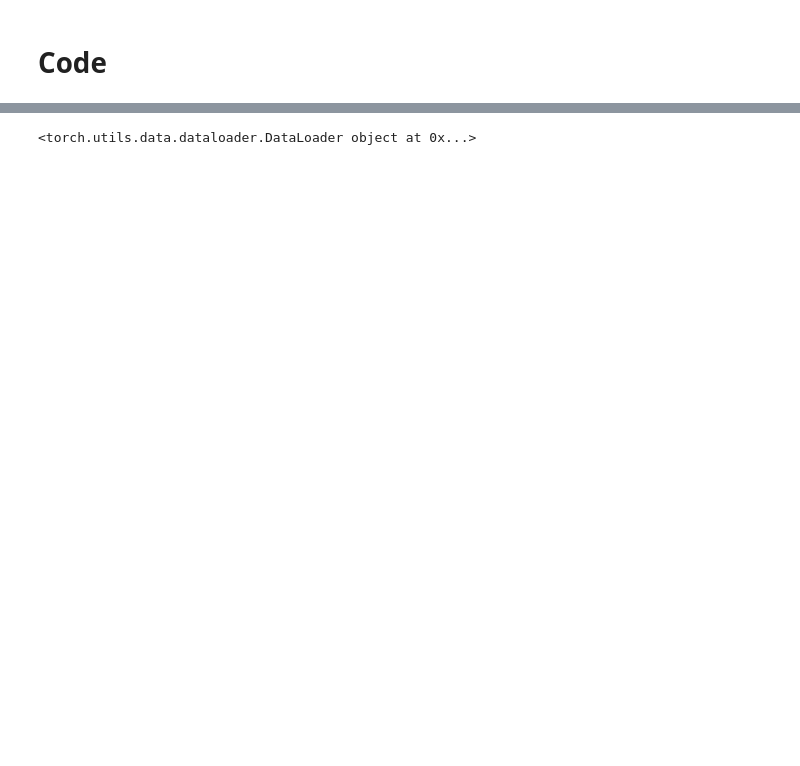
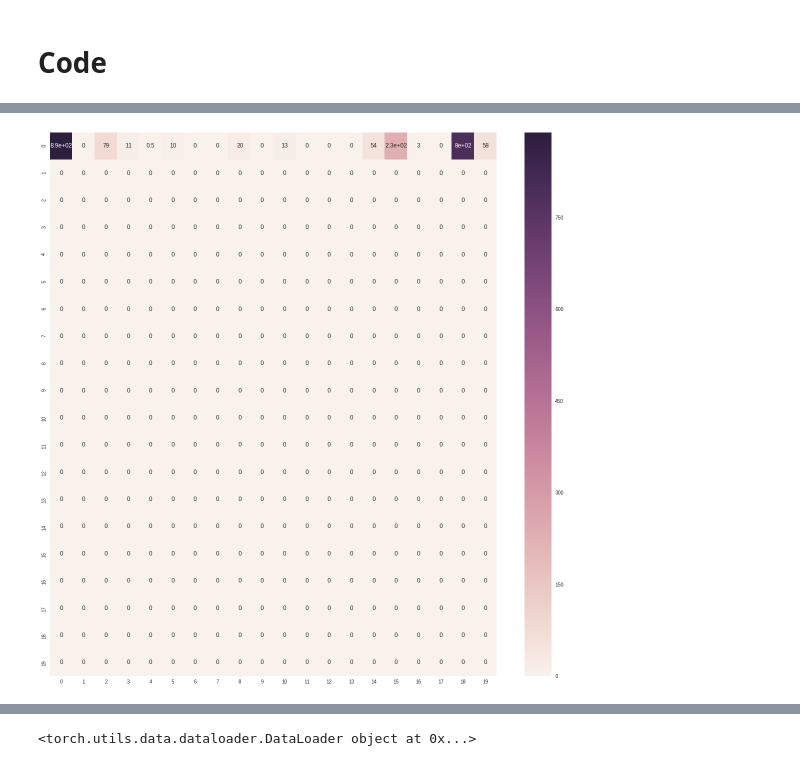
Before and after one commit to Hv0nnus/GridNet, a Jupyter notebook: main.ipynb, the cells around one changed output, grey strips where cells are left out. Drawn from its saved outputs; the diff is of its cells as text; code cells hidden in the pictures; blank space fills up the shorter version.

Commit message:
Plot change

```diff
--- a/main.ipynb
+++ b/main.ipynb
@@ -182,7 +193,7 @@ parameters = Parameters(nColumns = 2,
                         beta2 = 0.999,
                         epsilon = 1*10**(-8),
                         batch_size = 2,
-                        epoch_total = 10,
+                        epoch_total = 3,
                         # The actual epoch is not null if we train the network which is already train
                         actual_epoch = 0,
 
@@ -225,17 +236,23 @@ def main_new_learning():
     val_dataset = CityScapes_final('fine', 'val',transform = transform, target_transform = transform)
 
     # Creat the DataSet for pytorch used
-    train_loader = torch.utils.data.DataLoader(train_dataset, batch_size=parameters.batch_size, shuffle=True, num_workers=0)
-    val_loader = torch.utils.data.DataLoader(val_dataset, batch_size=1, num_workers=0)
+    train_loader = torch.utils.data.DataLoader(train_dataset, batch_size=parameters.batch_size, shuffle=True,
+                                               num_workers=0,drop_last=True)
+    val_loader = torch.utils.data.DataLoader(val_dataset, batch_size=10, num_workers=0,drop_last=True)
 
     # Define the GridNet
     network = gridNet(nInputs = parameters.nFeatureMaps_init,nOutputs = parameters.number_classes,
                       nColumns = parameters.nColumns,nFeatMaps = parameters.nFeatMaps, dropFactor = parameters.dropFactor)
 
+    #Init the csv file that will store the error
     init_csv(name_network = parameters.name_network,train_number = parameters.train_number,path_CSV = parameters.path_CSV)
 
+    #Train the network
     train(network = network, parameters = parameters, train_loader = train_loader, val_loader = val_loader)
 
+    #organise_CSV(parameters.name_network,parameters.train_number)
+    #
+
 main_new_learning()
 # %% [output]
 TODO ici il faudra faire arreter le programme ! On ecrase les fichiers !
@@ -291,0 +274,4 @@ Variable containing:
+# %%
+plot_mat_confusion(parameters.name_network,parameters.train_number,2)
+# %% [output]
+[figure, added]
```
Also changed, not shown: parts of 12 cells of this notebook, 3 other files.
